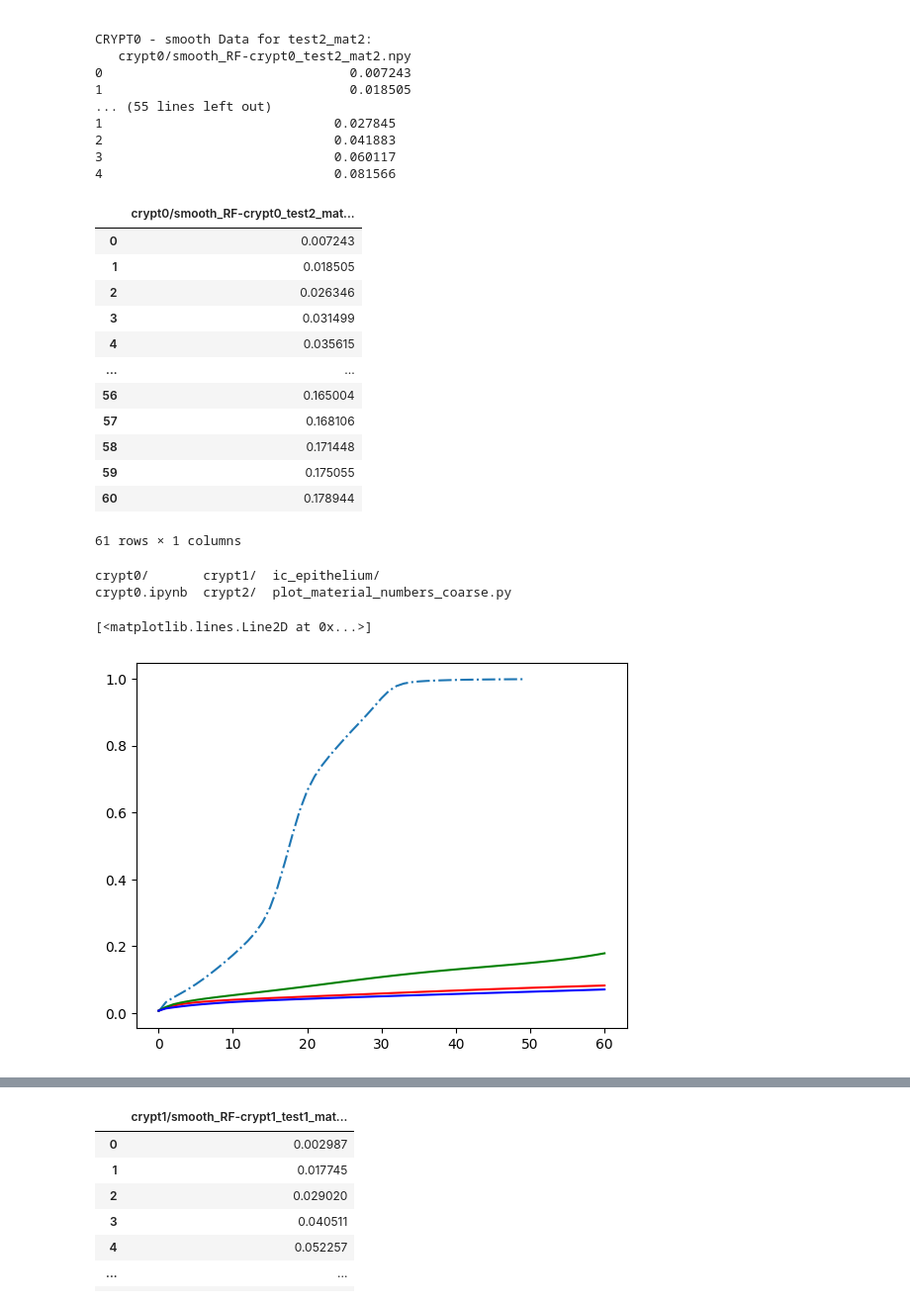
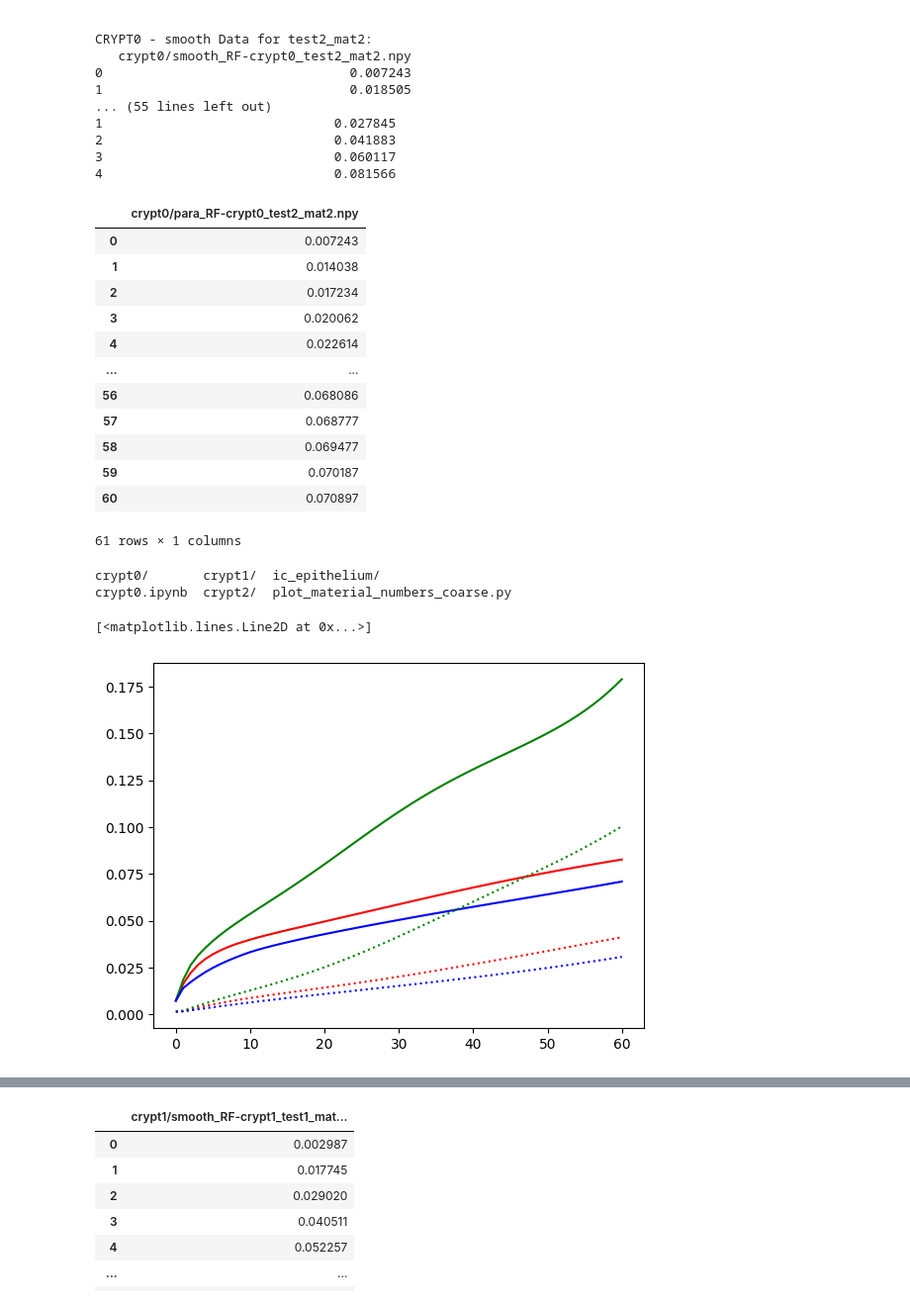
Before and after one commit to purusharths/thesis_archive, a Jupyter notebook: RandomFieldPlots/first_figure/crypt0.ipynb, the cells around one changed output, grey strips where cells are left out. Shown at 99% size. Cells and saved outputs as stored; diff of their text form; code cells hidden in the pictures.

```diff
--- a/RandomFieldPlots/first_figure/crypt0.ipynb
+++ b/RandomFieldPlots/first_figure/crypt0.ipynb
@@ -148,20 +170,20 @@ CRYPT0 - smooth Data for test2_mat2:
 3                              0.060117
 4                              0.081566
 # %%
-crypt_data_list[0][1]
+crypt_data_list[0][2]
 # %% [output]
-|  | crypt0/smooth_RF-crypt0_test2_mat... |
+|  | crypt0/para_RF-crypt0_test2_mat2.npy |
 | 0 | 0.007243 |
-| 1 | 0.018505 |
-| 2 | 0.026346 |
-| 3 | 0.031499 |
-| 4 | 0.035615 |
+| 1 | 0.014038 |
+| 2 | 0.017234 |
+| 3 | 0.020062 |
+| 4 | 0.022614 |
 | ... | ... |
-| 56 | 0.165004 |
-| 57 | 0.168106 |
-| 58 | 0.171448 |
-| 59 | 0.175055 |
-| 60 | 0.178944 |
+| 56 | 0.068086 |
+| 57 | 0.068777 |
+| 58 | 0.069477 |
+| 59 | 0.070187 |
+| 60 | 0.070897 |
 61 rows × 1 columns
 # %%
 ls
@@ -169,11 +191,15 @@ ls
 crypt0/       crypt1/  ic_epithelium/
 crypt0.ipynb  crypt2/  plot_material_numbers_coarse.py
 # %%
-plt.plot(np.load("ic_epithelium/crypt0_test2_epi.npy"), linestyle="dashdot")
+# plt.plot(np.load("ic_epithelium/crypt0_test2_epi.npy"), linestyle="dashdot", color="blue")
 plt.plot(crypt_data_list[0][0], "r")
 plt.plot(crypt_data_list[0][1], "g")
-plt.plot(crypt_data_list[0][2], "b")
+plt.plot(crypt_data_list[0][2], "blue")
+
+plt.plot(crypt_data_list_epi[0][0], "r", linestyle="dotted")
+plt.plot(crypt_data_list_epi[0][1], "g", linestyle="dotted")
+plt.plot(crypt_data_list_epi[0][2], "blue", linestyle="dotted")
 # %% [output]
 [<matplotlib.lines.Line2D at 0x...>]
-[figure, old version]
+[figure, new version]
 # %%
```
Also changed, not shown: parts of 20 cells of this notebook, 1 other file.
